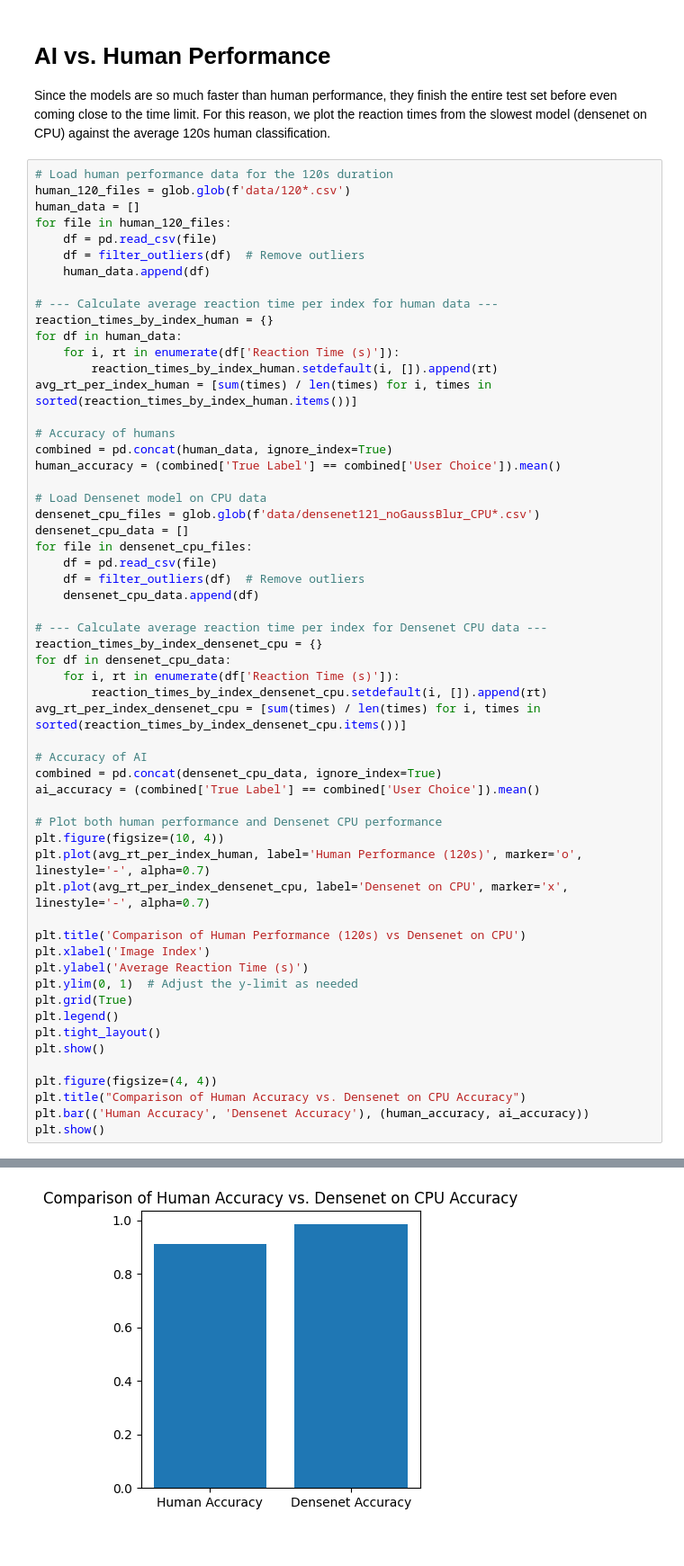
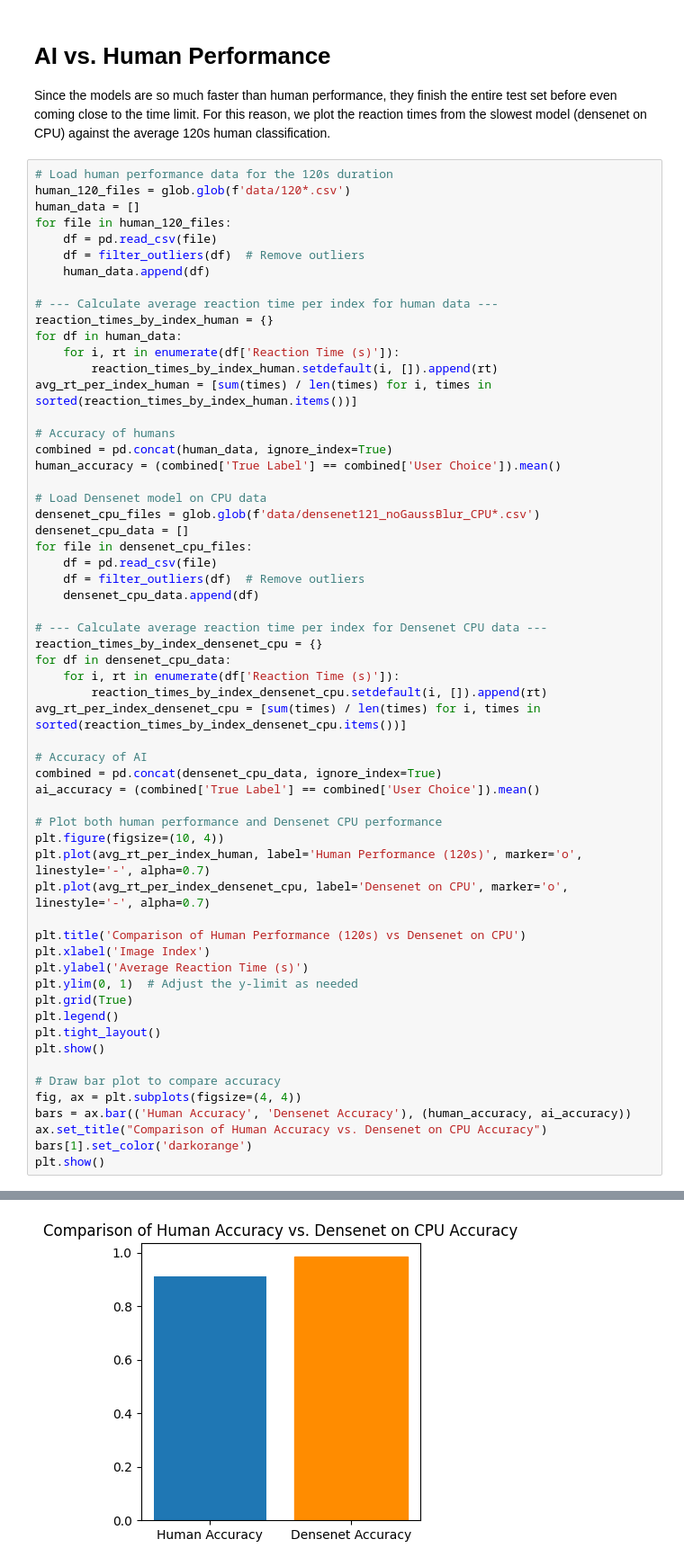
Before and after one commit to artiV4/LlamaOrDuck, a Jupyter notebook: data_analysis.ipynb, the cells around one changed output, grey strips where cells are left out. Shown at 90% size. Cells and saved outputs as stored; diff of their text form.

```diff
--- a/data_analysis.ipynb
+++ b/data_analysis.ipynb
@@ -364,35 +368,37 @@ for file in densenet_cpu_files:
     df = filter_outliers(df)  # Remove outliers
     densenet_cpu_data.append(df)
 
 # --- Calculate average reaction time per index for Densenet CPU data ---
 reaction_times_by_index_densenet_cpu = {}
 for df in densenet_cpu_data:
     for i, rt in enumerate(df['Reaction Time (s)']):
         reaction_times_by_index_densenet_cpu.setdefault(i, []).append(rt)
 avg_rt_per_index_densenet_cpu = [sum(times) / len(times) for i, times in sorted(reaction_times_by_index_densenet_cpu.items())]
 
 # Accuracy of AI
 combined = pd.concat(densenet_cpu_data, ignore_index=True)
 ai_accuracy = (combined['True Label'] == combined['User Choice']).mean()
 
 # Plot both human performance and Densenet CPU performance
 plt.figure(figsize=(10, 4))
 plt.plot(avg_rt_per_index_human, label='Human Performance (120s)', marker='o', linestyle='-', alpha=0.7)
-plt.plot(avg_rt_per_index_densenet_cpu, label='Densenet on CPU', marker='x', linestyle='-', alpha=0.7)
+plt.plot(avg_rt_per_index_densenet_cpu, label='Densenet on CPU', marker='o', linestyle='-', alpha=0.7)
 
 plt.title('Comparison of Human Performance (120s) vs Densenet on CPU')
 plt.xlabel('Image Index')
 plt.ylabel('Average Reaction Time (s)')
 plt.ylim(0, 1)  # Adjust the y-limit as needed
 plt.grid(True)
 plt.legend()
 plt.tight_layout()
 plt.show()
 
-plt.figure(figsize=(4, 4))
-plt.title("Comparison of Human Accuracy vs. Densenet on CPU Accuracy")
-plt.bar(('Human Accuracy', 'Densenet Accuracy'), (human_accuracy, ai_accuracy))
+# Draw bar plot to compare accuracy
+fig, ax = plt.subplots(figsize=(4, 4))
+bars = ax.bar(('Human Accuracy', 'Densenet Accuracy'), (human_accuracy, ai_accuracy))
+ax.set_title("Comparison of Human Accuracy vs. Densenet on CPU Accuracy")
+bars[1].set_color('darkorange')
 plt.show()
 # %% [output]
 [figure]
-[figure, old version]
+[figure, new version]
```
Also changed, not shown: parts of 1 cell of this notebook.
